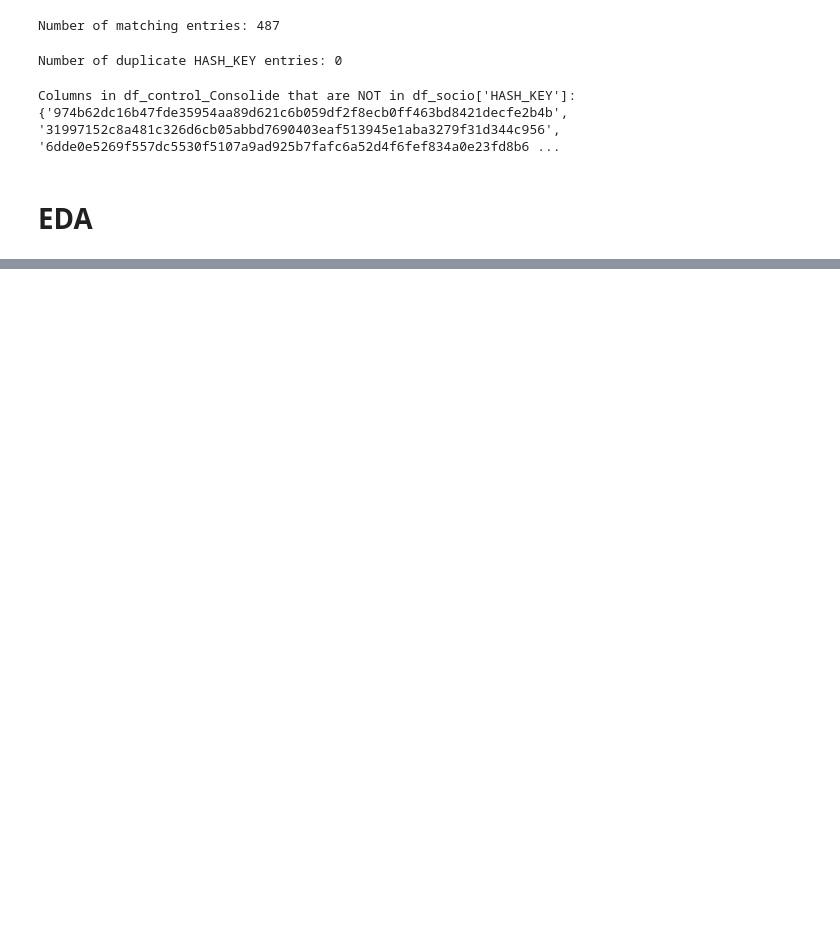
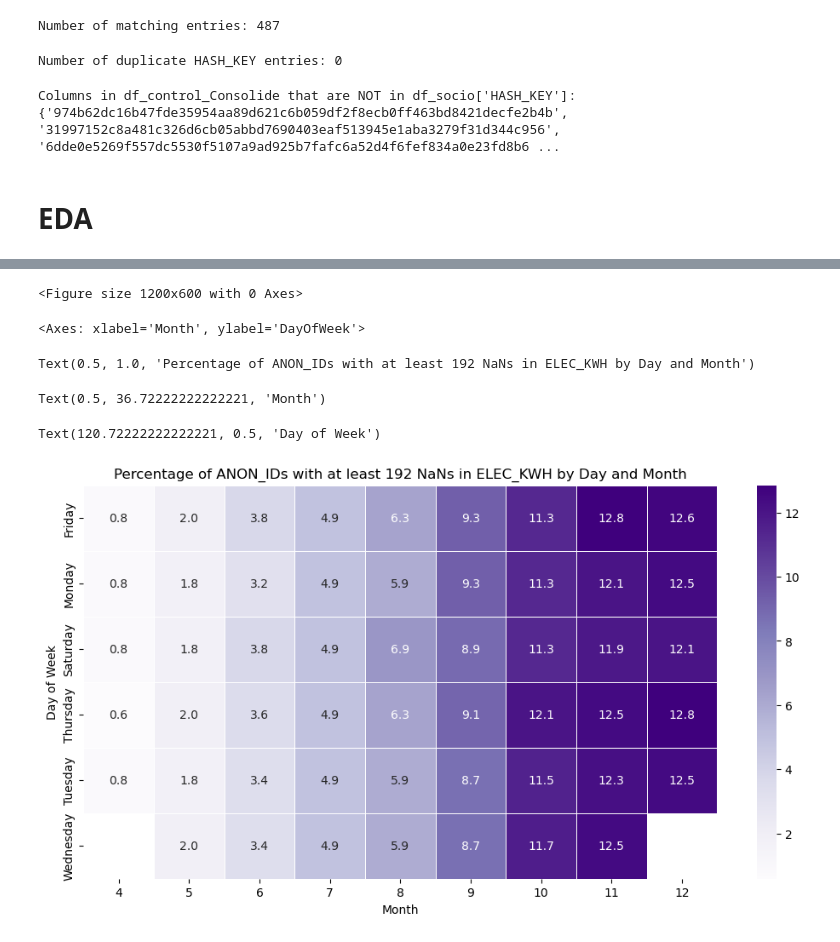
Before and after one commit to guri99uy/ST498_CAPSTONE, a Jupyter notebook: Notebooks/Flash_interventionConsolide.ipynb, the cells around one changed output, grey strips where cells are left out. Saved outputs shown, nothing was run; the diff lists cells and outputs as text; code cells hidden in the pictures; blank space fills up the shorter version.

```diff
--- a/Notebooks/Flash_interventionConsolide.ipynb
+++ b/Notebooks/Flash_interventionConsolide.ipynb
@@ -294,0 +409,46 @@ plt.show()
+# %%
+import pandas as pd
+import matplotlib.pyplot as plt
+import seaborn as sns
+
+# Count total ANON_IDs per DayOfWeek and Month
+total_anon_counts = df_control_Consolide_long.groupby(['Month', 'DayOfWeek'])['ANON_ID'].nunique().reset_index()
+total_anon_counts.columns = ['Month', 'DayOfWeek', 'Total_ANON_IDs']
+
+# Count NaN values per ANON_ID, DayOfWeek, and Month
+nan_counts_per_id = df_control_Consolide_long.groupby(['Month', 'DayOfWeek', 'ANON_ID'])['ELEC_KWH'].apply(lambda x: x.isna().sum()).reset_index()
+
+# Rename columns for clarity
+nan_counts_per_id.columns = ['Month', 'DayOfWeek', 'ANON_ID', 'NaN_Count']
+
+# Filter to include only ANON_IDs with at least 10 NaNs
+filtered_nan_counts = nan_counts_per_id[nan_counts_per_id['NaN_Count'] >= 192]
+
+# Count how many unique ANON_IDs meet this condition per DayOfWeek and Month
+anon_id_nan_summary = filtered_nan_counts.groupby(['Month', 'DayOfWeek'])['ANON_ID'].nunique().reset_index()
+anon_id_nan_summary.columns = ['Month', 'DayOfWeek', 'Count_ANON_IDs']
+
+# Merge with total ANON_IDs count to calculate the percentage
+percentage_nan_summary = anon_id_nan_summary.merge(total_anon_counts, on=['Month', 'DayOfWeek'])
+percentage_nan_summary['Percentage_ANON_IDs'] = (percentage_nan_summary['Count_ANON_IDs'] / percentage_nan_summary['Total_ANON_IDs']) * 100
+
+# Define the order of days for proper visualization
+day_order = ['Monday', 'Tuesday', 'Wednesday', 'Thursday', 'Friday', 'Saturday', 'Sunday']
+percentage_nan_summary['DayOfWeek'] = pd.Categorical(percentage_nan_summary['DayOfWeek'], categories=day_order, ordered=True)
+
+# Plot heatmap to visualize the percentage of affected ANON_IDs
+plt.figure(figsize=(12, 6))
+pivot_anon_nan = percentage_nan_summary.pivot(index='DayOfWeek', columns='Month', values='Percentage_ANON_IDs')
+sns.heatmap(pivot_anon_nan, annot=True, fmt=".1f", cmap="Purples", linewidths=0.5)
+
+plt.title("Percentage of ANON_IDs with at least 192 NaNs in ELEC_KWH by Day and Month")
+plt.xlabel("Month")
+plt.ylabel("Day of Week")
+plt.show()
+# %% [output]
+<Figure size 1200x600 with 0 Axes>
+<Axes: xlabel='Month', ylabel='DayOfWeek'>
+Text(0.5, 1.0, 'Percentage of ANON_IDs with at least 192 NaNs in ELEC_KWH by Day and Month')
+Text(0.5, 36.72222222222221, 'Month')
+Text(120.72222222222221, 0.5, 'Day of Week')
+[figure, added]
```
Also changed, not shown: parts of 17 cells of this notebook.
